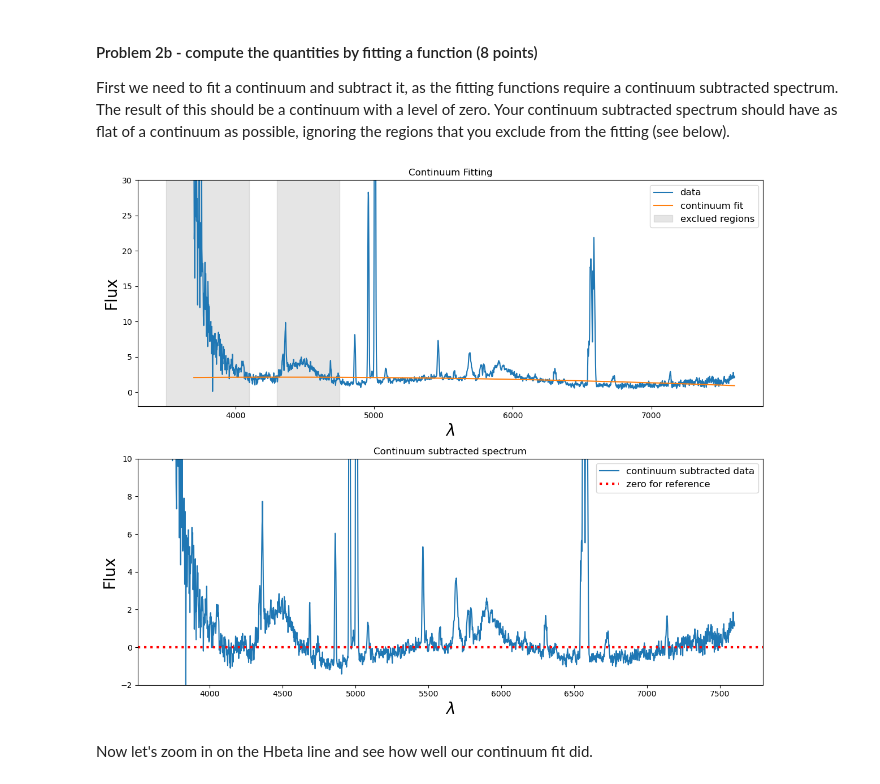
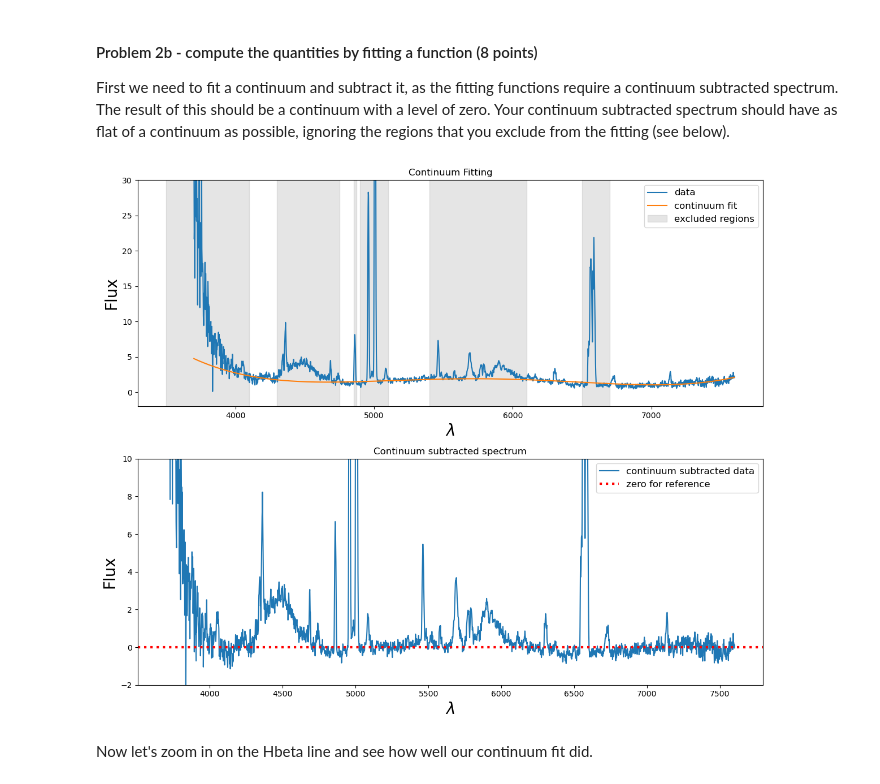
Before and after one commit to camerynwheeler/Analysis_real_spectra_student, a Jupyter notebook: analysis_real_spectra.student.ipynb, the cells around one changed output. Drawn from its saved outputs; the diff is of its cells as text; code cells hidden in the pictures.

```diff
--- a/analysis_real_spectra.student.ipynb
+++ b/analysis_real_spectra.student.ipynb
@@ -215,9 +215,9 @@ lamhigh = [4100,4750]
 #************************
 #your other regions go here.
 #a list of the lower bounds
-lamlow.extend([])
+lamlow.extend([4855,4900,5400,6500])
 #a list of the upper bounds
-lamhigh.extend([])
+lamhigh.extend([4875,5100,6100,6700])
 
 #this creates the SpectralRegion that contains all of the excluded regions
 for ilam,lam in enumerate(lamlow):
@@ -233,42 +233,43 @@ for ilam,lam in enumerate(lamlow):
 #Your continuum subtracted spectrum should
 with warnings.catch_warnings():  # Ignore warnings
     warnings.simplefilter('ignore')
-    fitted_continuum = fit_generic_continuum(specm57,exclude_regions=excl_region, median_window= 1001 ,
-                                             model=models.Chebyshev1D(degree= 2 ))
+    fitted_continuum = fit_generic_continuum(specm57,exclude_regions=excl_region, median_window= 11 ,
+                                             model=models.Chebyshev1D(degree= 4 ))
 #this is the fitted continuum
 y_fit = fitted_continuum(specm57.wavelength)
 
 #plot the spectrum and the continuum fit
 f,(ax1,ax2) = plt.subplots(2,1,figsize=(12,10))
 ax1.plot(specm57.wavelength, specm57.flux,label='data')
 ax1.plot(specm57.wavelength, y_fit,label='continuum fit')
 ax1.set_title("Continuum Fitting")
 ax1.set_ylim(-2,30)
 ax1.set_xlabel("$\lambda$",fontsize=20)
 ax1.set_ylabel("Flux",fontsize=20)
 
 #to help you decide which regions to exclude, plot gray regions that are excluded.
 for ilam,lam in enumerate(lamlow):
-    ax1.fill_betweenx([-100,100],lamlow[ilam],x2=lamhigh[ilam],color='gray',alpha=0.2,label='exclued regions')
+    ax1.fill_betweenx([-100,100],lamlow[ilam],x2=lamhigh[ilam],color='gray',alpha=0.2,label='excluded regions')
 
     #only make the legend after the first iteration so it only makes one box
     if ilam==0:
         ax1.legend(fontsize=12)
 
 #plot the continuum subtracted spectrum
 contsubspec = specm57.flux - y_fit
 ax2.plot(specm57.wavelength, contsubspec, label='continuum subtracted data')
 ax2.set_title("Continuum subtracted spectrum")
 ax2.set_ylim(-2,10)
 ax2.axhline(0.0,color='red',linestyle=':',linewidth=3,label='zero for reference')
 ax2.set_xlabel("$\lambda$",fontsize=20)
 ax2.set_ylabel("Flux",fontsize=20)
 ax2.legend(fontsize=12)
 
 #this optimizes the spacing between the figures
 f.tight_layout()
+#used the solution set to figure out where I went wrong, I did not realize I needed to input numbers into the lamlow and lamhigh extensions.
 # %% [output]
-[figure, old version]
+[figure, new version]
 # %% [markdown]
 Now let's zoom in on the Hbeta line and see how well our continuum fit did.
 # %%
```
Also changed, not shown: parts of 8 cells of this notebook.
